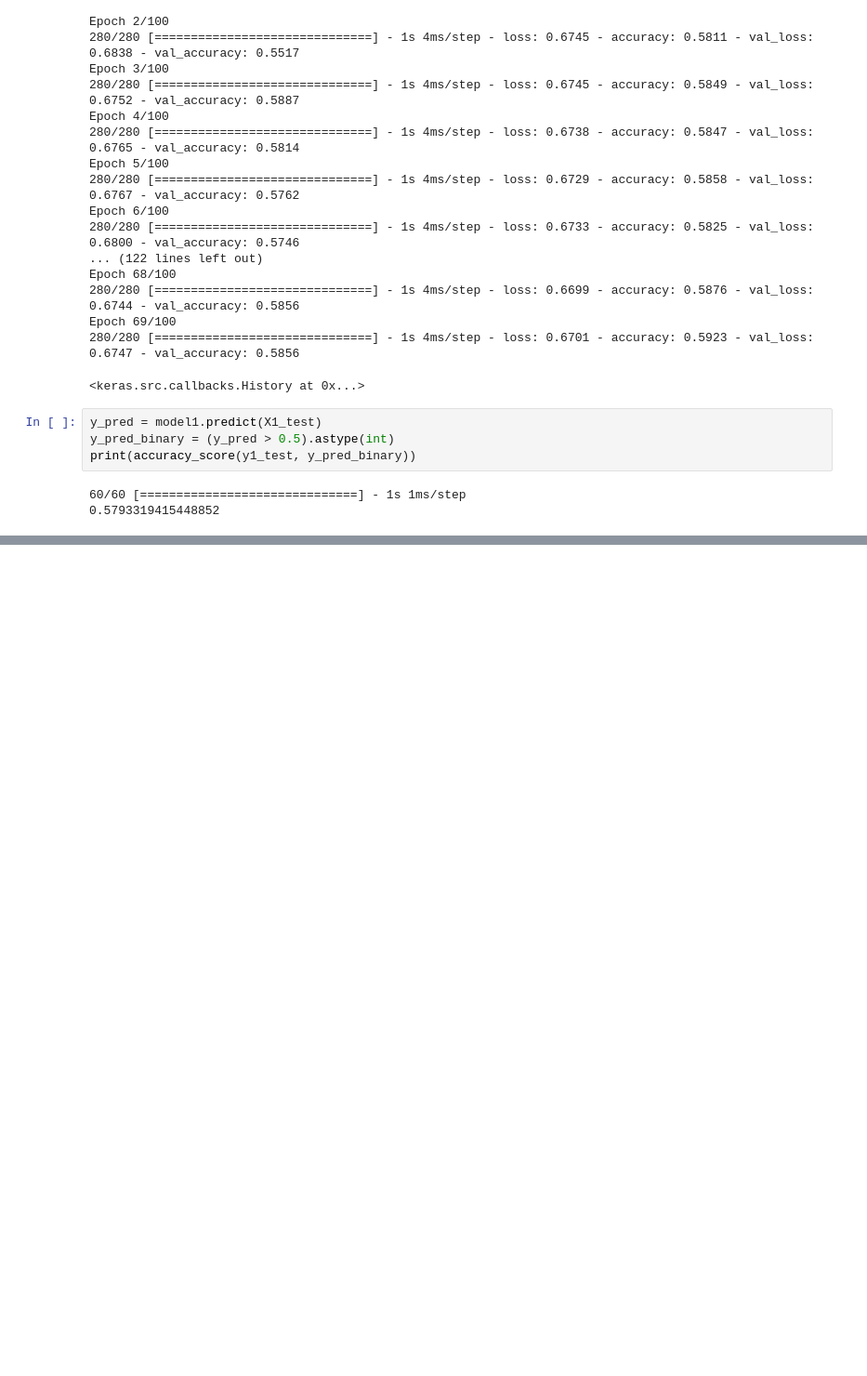
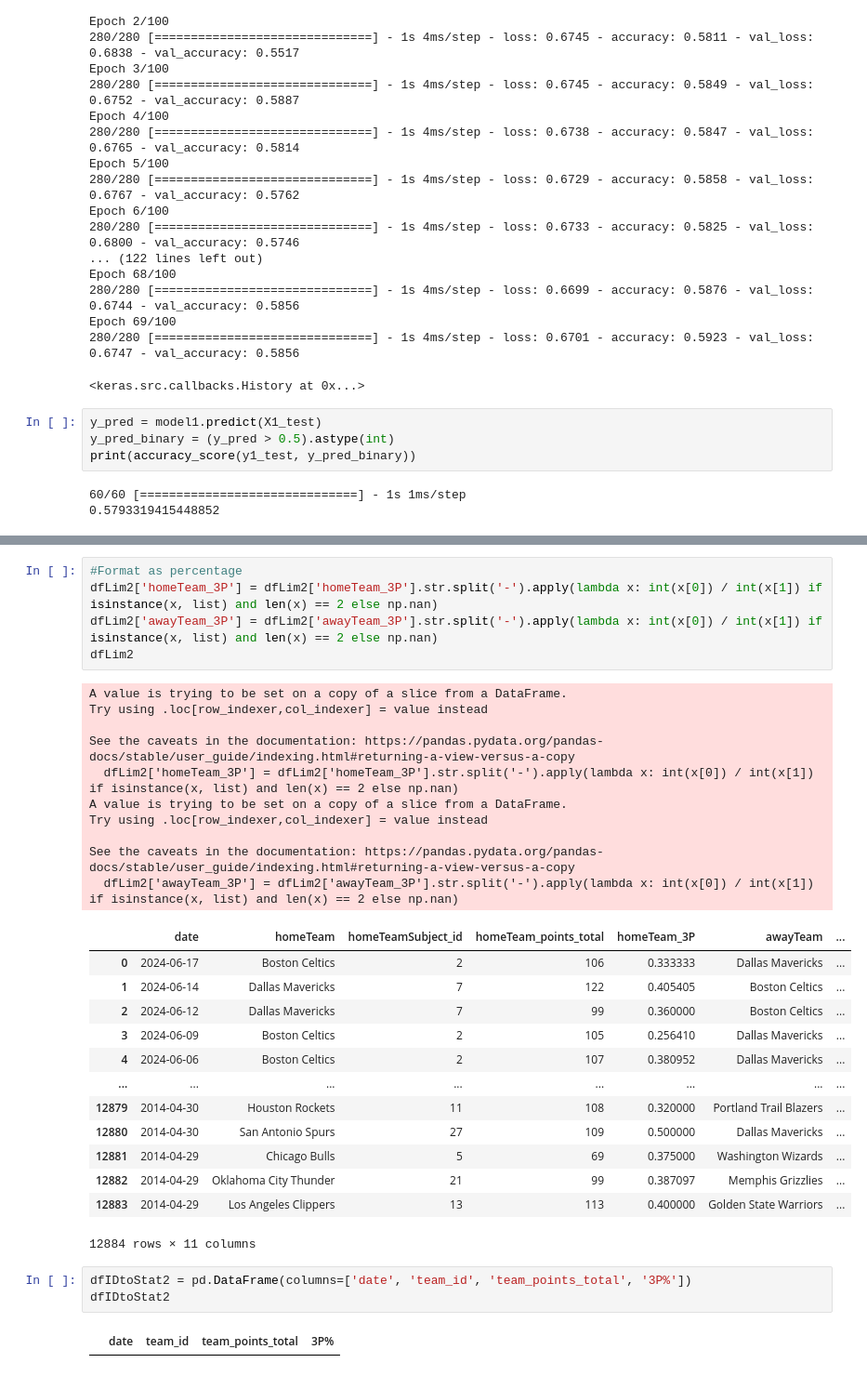
Before and after one commit to maxbraith/NBAModel, a Jupyter notebook: NBAModel/TimeSeriesML/timeSeriesWinner.ipynb, the cells around one changed output, grey strips where cells are left out. Shown at 93% size. Drawn from its saved outputs; the diff is of its cells as text; blank space fills up the shorter version.

```diff
--- a/NBAModel/TimeSeriesML/timeSeriesWinner.ipynb
+++ b/NBAModel/TimeSeriesML/timeSeriesWinner.ipynb
@@ -388,0 +465,34 @@ print(accuracy_score(y1_test, y_pred_binary))
+# %%
+#Format as percentage
+dfLim2['homeTeam_3P'] = dfLim2['homeTeam_3P'].str.split('-').apply(lambda x: int(x[0]) / int(x[1]) if isinstance(x, list) and len(x) == 2 else np.nan)
+dfLim2['awayTeam_3P'] = dfLim2['awayTeam_3P'].str.split('-').apply(lambda x: int(x[0]) / int(x[1]) if isinstance(x, list) and len(x) == 2 else np.nan)
+dfLim2
+# %% [output]
+A value is trying to be set on a copy of a slice from a DataFrame.
+Try using .loc[row_indexer,col_indexer] = value instead
+
+See the caveats in the documentation: https://pandas.pydata.org/pandas-docs/stable/user_guide/indexing.html#returning-a-view-versus-a-copy
+  dfLim2['homeTeam_3P'] = dfLim2['homeTeam_3P'].str.split('-').apply(lambda x: int(x[0]) / int(x[1]) if isinstance(x, list) and len(x) == 2 else np.nan)
+A value is trying to be set on a copy of a slice from a DataFrame.
+Try using .loc[row_indexer,col_indexer] = value instead
+
+See the caveats in the documentation: https://pandas.pydata.org/pandas-docs/stable/user_guide/indexing.html#returning-a-view-versus-a-copy
+  dfLim2['awayTeam_3P'] = dfLim2['awayTeam_3P'].str.split('-').apply(lambda x: int(x[0]) / int(x[1]) if isinstance(x, list) and len(x) == 2 else np.nan)
+|  | date | homeTeam | homeTeamSubject_id | homeTeam_points_total | homeTeam_3P | awayTeam | ... |
+| 0 | 2024-06-17 | Boston Celtics | 2 | 106 | 0.333333 | Dallas Mavericks | ... |
+| 1 | 2024-06-14 | Dallas Mavericks | 7 | 122 | 0.405405 | Boston Celtics | ... |
+| 2 | 2024-06-12 | Dallas Mavericks | 7 | 99 | 0.360000 | Boston Celtics | ... |
+| 3 | 2024-06-09 | Boston Celtics | 2 | 105 | 0.256410 | Dallas Mavericks | ... |
+| 4 | 2024-06-06 | Boston Celtics | 2 | 107 | 0.380952 | Dallas Mavericks | ... |
+| ... | ... | ... | ... | ... | ... | ... | ... |
+| 12879 | 2014-04-30 | Houston Rockets | 11 | 108 | 0.320000 | Portland Trail Blazers | ... |
+| 12880 | 2014-04-30 | San Antonio Spurs | 27 | 109 | 0.500000 | Dallas Mavericks | ... |
+| 12881 | 2014-04-29 | Chicago Bulls | 5 | 69 | 0.375000 | Washington Wizards | ... |
+| 12882 | 2014-04-29 | Oklahoma City Thunder | 21 | 99 | 0.387097 | Memphis Grizzlies | ... |
+| 12883 | 2014-04-29 | Los Angeles Clippers | 13 | 113 | 0.400000 | Golden State Warriors | ... |
+12884 rows × 11 columns
+# %%
+dfIDtoStat2 = pd.DataFrame(columns=['date', 'team_id', 'team_points_total', '3P%'])
+dfIDtoStat2
+# %% [output]
+|  | date | team_id | team_points_total | 3P% |
```
Also changed, not shown: parts of 12 cells of this notebook.
